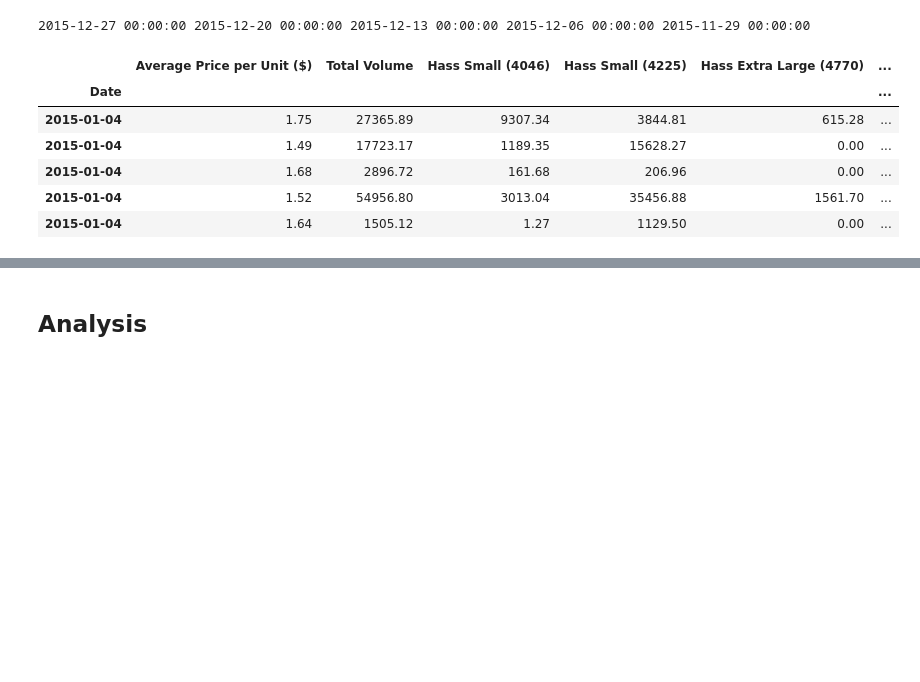
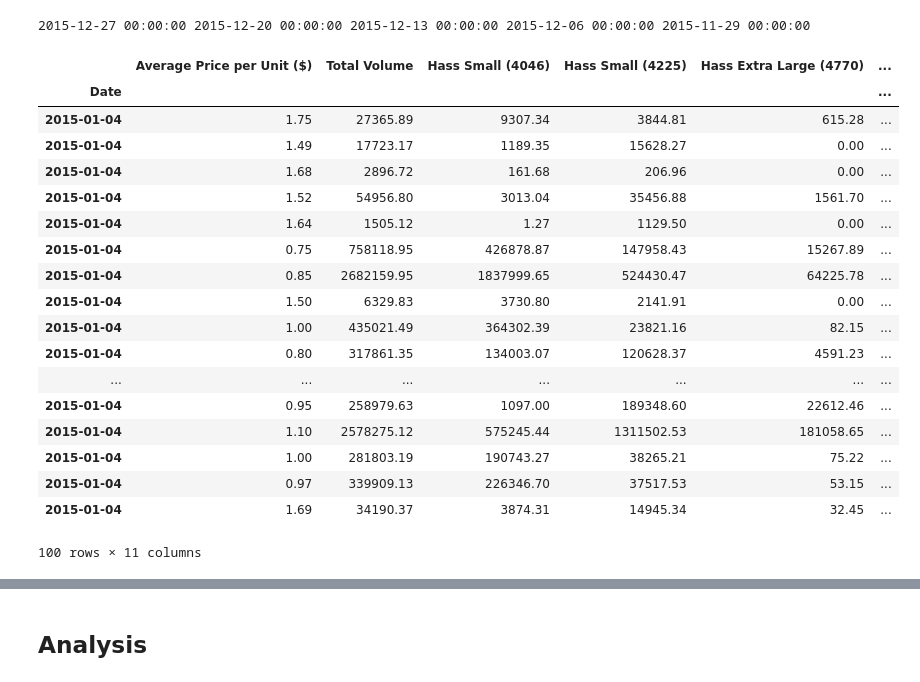
Before and after one commit to willesco16/Project-Avocado, a Jupyter notebook: Project Avocado/project_avocado_analysis.ipynb, the cells around one changed output, grey strips where cells are left out. Saved outputs shown, nothing was run; the diff lists cells and outputs as text; code cells hidden in the pictures; blank space fills up the shorter version.

```diff
--- a/Project Avocado/project_avocado_analysis.ipynb
+++ b/Project Avocado/project_avocado_analysis.ipynb
@@ -89,15 +89,27 @@ for row in datahead.index:
 # %%
 #Sort Cleaned Dataframe by Date
 data_cleaned_time = data.sort_values(by='Date')
-data_cleaned_time.head()
+data_cleaned_time.head(100)
 # %% [output]
 |  | Average Price per Unit ($) | Total Volume | Hass Small (4046) | Hass Small (4225) | Hass Extra Large (4770) | ... |
 | Date |  |  |  |  |  | ... |
 | 2015-01-04 | 1.75 | 27365.89 | 9307.34 | 3844.81 | 615.28 | ... |
 | 2015-01-04 | 1.49 | 17723.17 | 1189.35 | 15628.27 | 0.00 | ... |
 | 2015-01-04 | 1.68 | 2896.72 | 161.68 | 206.96 | 0.00 | ... |
 | 2015-01-04 | 1.52 | 54956.80 | 3013.04 | 35456.88 | 1561.70 | ... |
 | 2015-01-04 | 1.64 | 1505.12 | 1.27 | 1129.50 | 0.00 | ... |
+| 2015-01-04 | 0.75 | 758118.95 | 426878.87 | 147958.43 | 15267.89 | ... |
+| 2015-01-04 | 0.85 | 2682159.95 | 1837999.65 | 524430.47 | 64225.78 | ... |
+| 2015-01-04 | 1.50 | 6329.83 | 3730.80 | 2141.91 | 0.00 | ... |
+| 2015-01-04 | 1.00 | 435021.49 | 364302.39 | 23821.16 | 82.15 | ... |
+| 2015-01-04 | 0.80 | 317861.35 | 134003.07 | 120628.37 | 4591.23 | ... |
+| ... | ... | ... | ... | ... | ... | ... |
+| 2015-01-04 | 0.95 | 258979.63 | 1097.00 | 189348.60 | 22612.46 | ... |
+| 2015-01-04 | 1.10 | 2578275.12 | 575245.44 | 1311502.53 | 181058.65 | ... |
+| 2015-01-04 | 1.00 | 281803.19 | 190743.27 | 38265.21 | 75.22 | ... |
+| 2015-01-04 | 0.97 | 339909.13 | 226346.70 | 37517.53 | 53.15 | ... |
+| 2015-01-04 | 1.69 | 34190.37 | 3874.31 | 14945.34 | 32.45 | ... |
+100 rows × 11 columns
 # %%
 #Checking to see last rows
 data_cleaned_time.tail()
```
Also changed, not shown: parts of 6 cells of this notebook.
